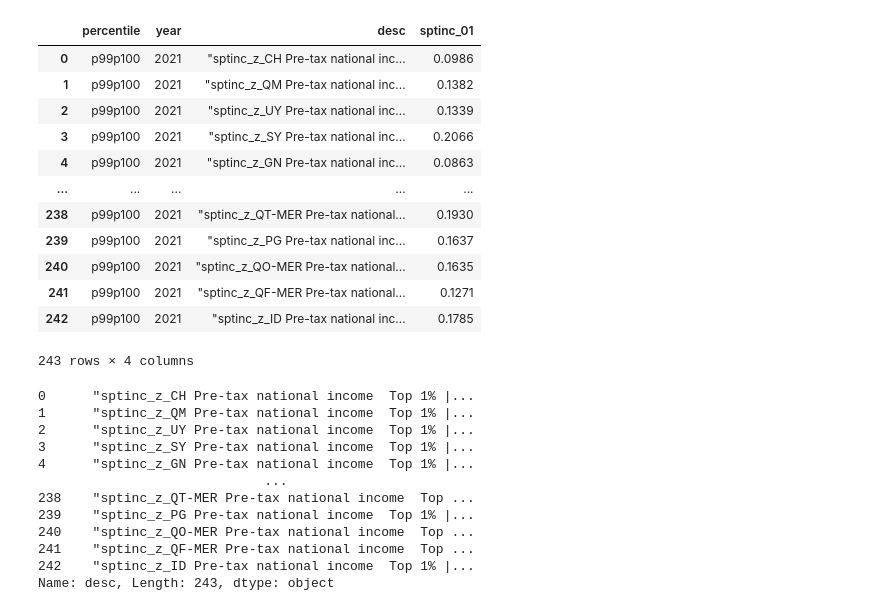
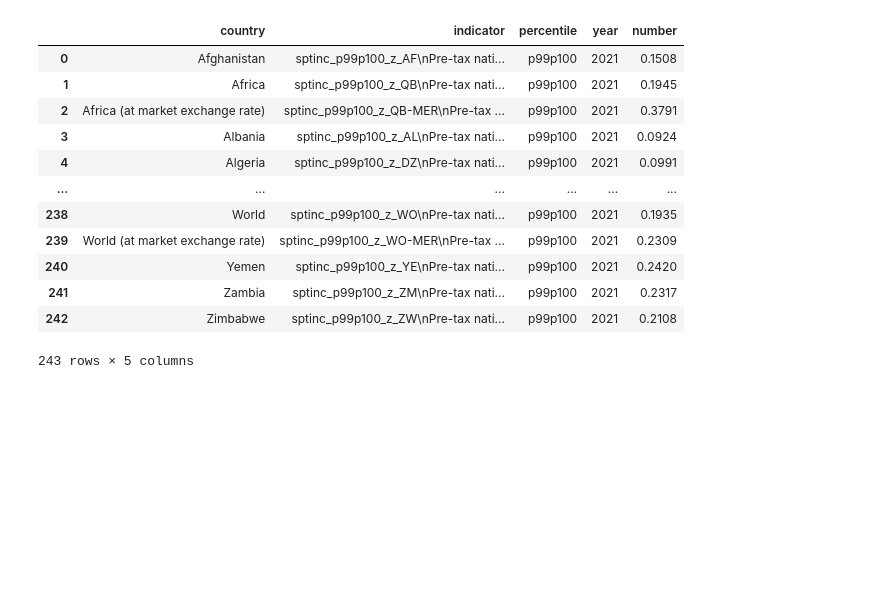
Before and after one commit to MiguelHeCa/inequality-plots, a Jupyter notebook: income_inequality_top_1pct.ipynb, the cells around one changed output. Cells and saved outputs as stored; diff of their text form; code cells hidden in the pictures; blank space fills up the shorter version.

```diff
--- a/income_inequality_top_1pct.ipynb
+++ b/income_inequality_top_1pct.ipynb
@@ -41,31 +98,0 @@ df0 = df0.dropna().reset_index(drop=True)
-# %%
-df0
-# %% [output]
-|  | percentile | year | desc | sptinc_01 |
-| 0 | p99p100 | 2021 | "sptinc_z_CH Pre-tax national inc... | 0.0986 |
-| 1 | p99p100 | 2021 | "sptinc_z_QM Pre-tax national inc... | 0.1382 |
-| 2 | p99p100 | 2021 | "sptinc_z_UY Pre-tax national inc... | 0.1339 |
-| 3 | p99p100 | 2021 | "sptinc_z_SY Pre-tax national inc... | 0.2066 |
-| 4 | p99p100 | 2021 | "sptinc_z_GN Pre-tax national inc... | 0.0863 |
-| ... | ... | ... | ... | ... |
-| 238 | p99p100 | 2021 | "sptinc_z_QT-MER Pre-tax national... | 0.1930 |
-| 239 | p99p100 | 2021 | "sptinc_z_PG Pre-tax national inc... | 0.1637 |
-| 240 | p99p100 | 2021 | "sptinc_z_QO-MER Pre-tax national... | 0.1635 |
-| 241 | p99p100 | 2021 | "sptinc_z_QF-MER Pre-tax national... | 0.1271 |
-| 242 | p99p100 | 2021 | "sptinc_z_ID Pre-tax national inc... | 0.1785 |
-243 rows × 4 columns
-# %%
-df0['desc']
-# %% [output]
-0      "sptinc_z_CH Pre-tax national income  Top 1% |...
-1      "sptinc_z_QM Pre-tax national income  Top 1% |...
-2      "sptinc_z_UY Pre-tax national income  Top 1% |...
-3      "sptinc_z_SY Pre-tax national income  Top 1% |...
-4      "sptinc_z_GN Pre-tax national income  Top 1% |...
-                             ...
-238    "sptinc_z_QT-MER Pre-tax national income  Top ...
-239    "sptinc_z_PG Pre-tax national income  Top 1% |...
-240    "sptinc_z_QO-MER Pre-tax national income  Top ...
-241    "sptinc_z_QF-MER Pre-tax national income  Top ...
-242    "sptinc_z_ID Pre-tax national income  Top 1% |...
-Name: desc, Length: 243, dtype: object
@@ -71,0 +106,16 @@ Name: desc, Length: 243, dtype: object
+# %%
+raw_df
+# %% [output]
+|  | country | indicator | percentile | year | number |
+| 0 | Afghanistan | sptinc_p99p100_z_AF\nPre-tax nati... | p99p100 | 2021 | 0.1508 |
+| 1 | Africa | sptinc_p99p100_z_QB\nPre-tax nati... | p99p100 | 2021 | 0.1945 |
+| 2 | Africa (at market exchange rate) | sptinc_p99p100_z_QB-MER\nPre-tax ... | p99p100 | 2021 | 0.3791 |
+| 3 | Albania | sptinc_p99p100_z_AL\nPre-tax nati... | p99p100 | 2021 | 0.0924 |
+| 4 | Algeria | sptinc_p99p100_z_DZ\nPre-tax nati... | p99p100 | 2021 | 0.0991 |
+| ... | ... | ... | ... | ... | ... |
+| 238 | World | sptinc_p99p100_z_WO\nPre-tax nati... | p99p100 | 2021 | 0.1935 |
+| 239 | World (at market exchange rate) | sptinc_p99p100_z_WO-MER\nPre-tax ... | p99p100 | 2021 | 0.2309 |
+| 240 | Yemen | sptinc_p99p100_z_YE\nPre-tax nati... | p99p100 | 2021 | 0.2420 |
+| 241 | Zambia | sptinc_p99p100_z_ZM\nPre-tax nati... | p99p100 | 2021 | 0.2317 |
+| 242 | Zimbabwe | sptinc_p99p100_z_ZW\nPre-tax nati... | p99p100 | 2021 | 0.2108 |
+243 rows × 5 columns
```
Also changed, not shown: parts of 38 cells of this notebook, 12 other files.
